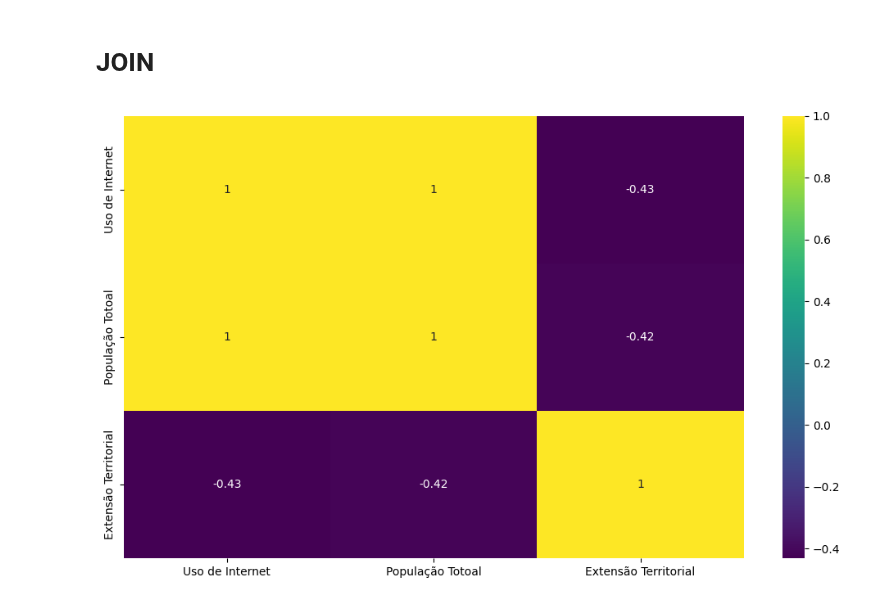
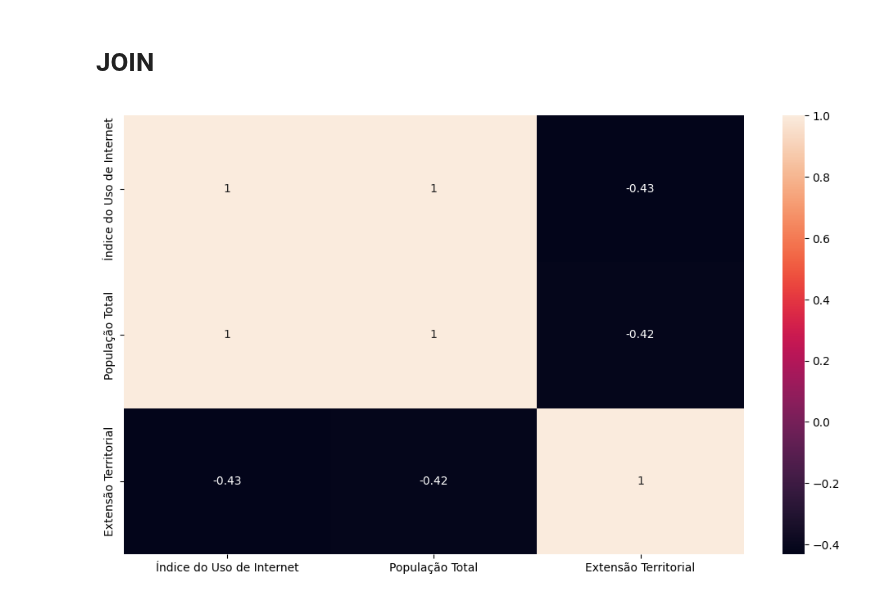
Before and after one commit to LazaroDamasceno/Dissertacao-Mestrado, a Jupyter notebook: eda/correlacao/correlation_internetuse_countrysize_population_brazil.ipynb, the cells around one changed output. Cells and saved outputs as stored; diff of their text form; code cells hidden in the pictures.

Commit message:
Replaced one figure

```diff
--- a/eda/correlacao/correlation_internetuse_countrysize_population_brazil.ipynb
+++ b/eda/correlacao/correlation_internetuse_countrysize_population_brazil.ipynb
@@ -74,16 +74,18 @@ df_br_population = pd.read_csv('brazilian_population.csv')
 # %%
 df = pd.DataFrame()
 # %%
-df['Uso de Internet'] = df_internet['Percentage Use']
-df['População Totoal'] = df_br_population['Brazilian Population']
+df['Índice do Uso de Internet'] = df_internet['Percentage Use']
+df['População Total'] = df_br_population['Brazilian Population']
 df['Extensão Territorial'] = df_size['Value']
 # %%
-plt.figure(figsize=(10, 6))
 
-sns.heatmap(df.corr(method='pearson'), annot=True, cmap='viridis')
 
-#plt.suptitle('Coeficiente de correlação de Pearson: uso de internet, população total e extensão territorial', fontweight='bold')
+fig, ax = plt.subplots(figsize=(10, 6))
+
+sns.heatmap(df.corr(method='pearson'), annot=True)
+
+fig.savefig('C:/Users/lazar/Master-Dissertation/figuras/internet/correlacao.png')
 plt.tight_layout()
 plt.show()
 # %% [output]
-[figure, old version]
+[figure, new version]
```
Also changed, not shown: 6 other files.
